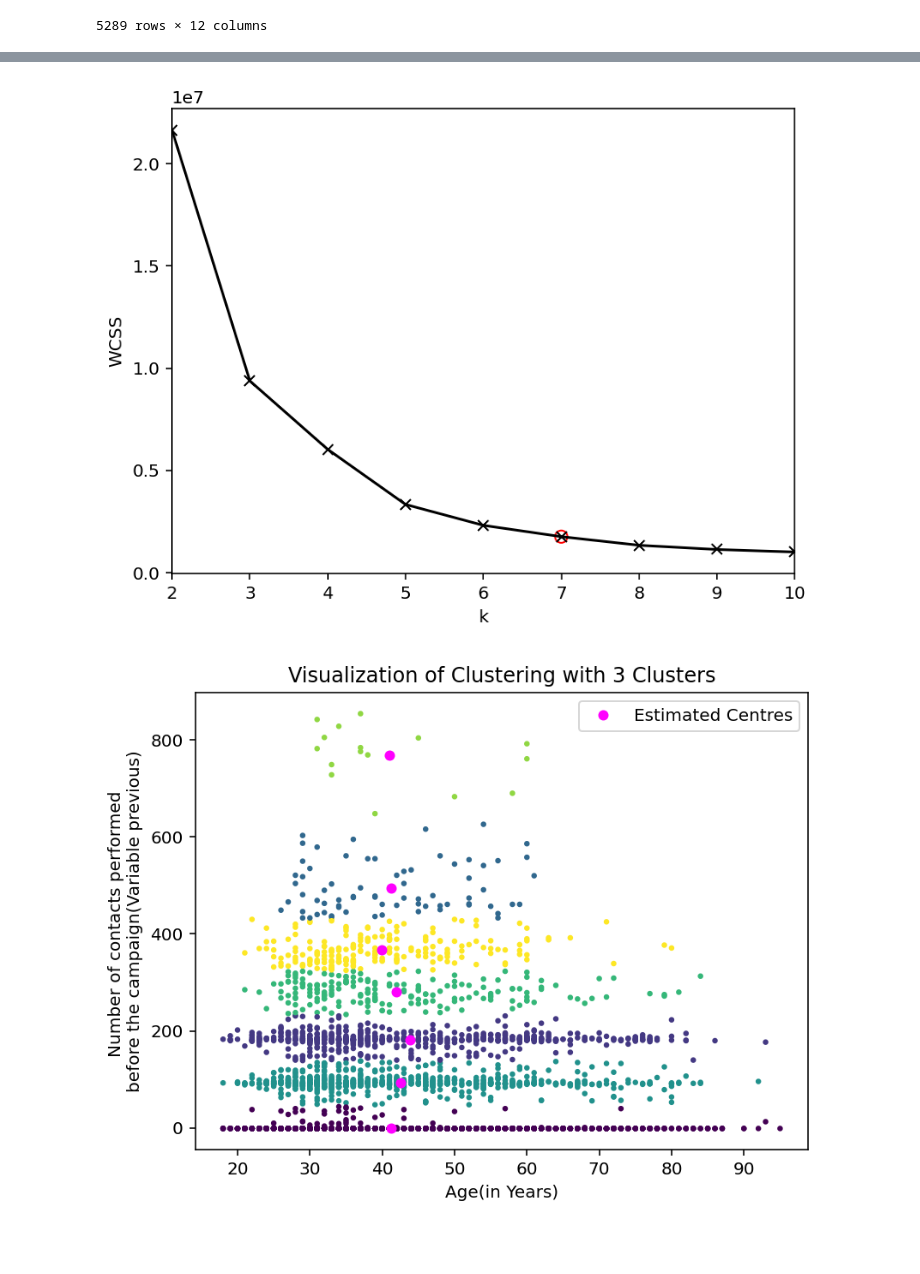
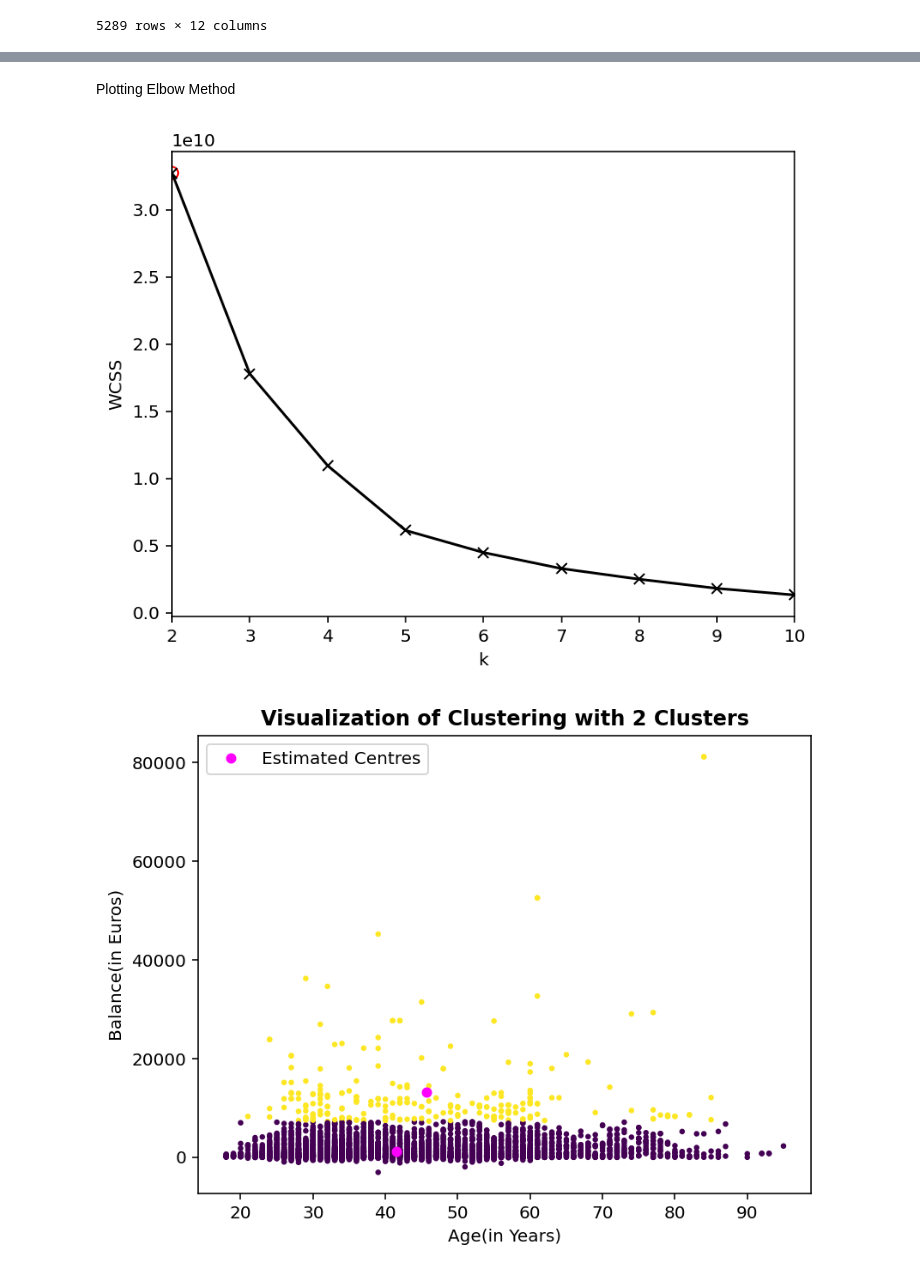
Before and after one commit to Foxtrot123-png/Applied-Data-Science-1--Clustering-and-Fitting-, a Jupyter notebook: Clustering_and_fitting.ipynb, the cells around one changed output, grey strips where cells are left out. Cells and saved outputs as stored; diff of their text form; code cells hidden in the pictures; blank space fills up the shorter version.

```diff
--- a/Clustering_and_fitting.ipynb
+++ b/Clustering_and_fitting.ipynb
@@ -474,9 +527,28 @@ plot_random_scatter_with_fitted_line(x, y)
 # %%
-xy = data[['age' , 'pdays']].values if hasattr(data, 'values') else data
+xy = data[['age' , 'balance']].values if hasattr(data, 'values') else data
+
+# Function to calculate silhouette score for a given number of clusters
+def one_silhouette(n, xy):
+    """
+    Calculates the silhouette score for n clusters.
+
+    - n (int) - Number of Clusters
+    - xy -  dataset containing the 2 columns for the clustering to be done on
+
+    Returns : The score for each cluster
+    """
+    kmeans = KMeans(n_clusters=n, n_init=20, random_state=42)  # Random state for reproducibility
+    kmeans.fit(xy)
+
+
+    labels = kmeans.labels_
+    score = silhouette_score(xy, labels)
+    return score
+
 
 best_n, best_score = None, -np.inf
 for n in range(2, 11):  # 2 to 10 clusters
-    score = one_silhoutte(n, xy)
+    score = one_silhouette(n, xy)
     if score > best_score:
         best_n = n
         best_score = score
@@ -497,5 +569,19 @@ Best number of clusters =  7
+# %% [markdown]
+Plotting Elbow Method
 # %%
-
+#Function to plot Elbow Method
+def plot_elbow_method(min_k, max_k, wcss, best_n):
+    """
+    Plots the elbow method between min_k and max_k
+    """
+    fig, ax = plt.subplots(dpi=144)
+    ax.plot(range(min_k, max_k + 1), wcss, 'kx-')
+    ax.scatter(best_n, wcss[best_n-min_k], marker='o', color='red', facecolors='none', s=50)
+    ax.set_xlabel('k')
+    ax.set_xlim(min_k, max_k)
+    ax.set_ylabel('WCSS')
+    plt.show()
+    return
 wcss = []
 for n in range(2, 11):
     kmeans = KMeans(n_clusters=n, n_init=20)
@@ -504,23 +590,23 @@ for n in range(2, 11):
 
 plot_elbow_method(2, 10, wcss, best_n)
 # %% [output]
-[figure, old version]
+[figure, new version]
 # %%
 # Visualizing clustering
-kmeans = KMeans(n_clusters=7, n_init=29, random_state=1)
+kmeans = KMeans(n_clusters=2, n_init=29, random_state=1)
 kmeans.fit(xy)
 labels = kmeans.labels_
 cen = kmeans.cluster_centers_
 xkmeans = cen[:, 0]
 ykmeans = cen[:, 1]
 fig, ax = plt.subplots(dpi=144)
 ax.plot(xkmeans, ykmeans, 'bo', ms=5, label='Estimated Centres',color='magenta')
 
 plt.scatter(xy[:, 0], xy[:, 1], c=labels, cmap='viridis', s=5)
 ax.set_xlabel('Age(in Years)')
-ax.set_ylabel('Number of contacts performed \nbefore the campaign(Variable previous)')
-ax.set_title("Visualization of Clustering with 3 Clusters")
+ax.set_ylabel('Balance(in Euros)')
+ax.set_title("Visualization of Clustering with 2 Clusters",fontweight = 'bold')
 plt.legend()
 plt.show()
 # %% [output]
-[figure, old version]
+[figure, new version]
```
Also changed, not shown: parts of 34 cells of this notebook, 1 other file.
